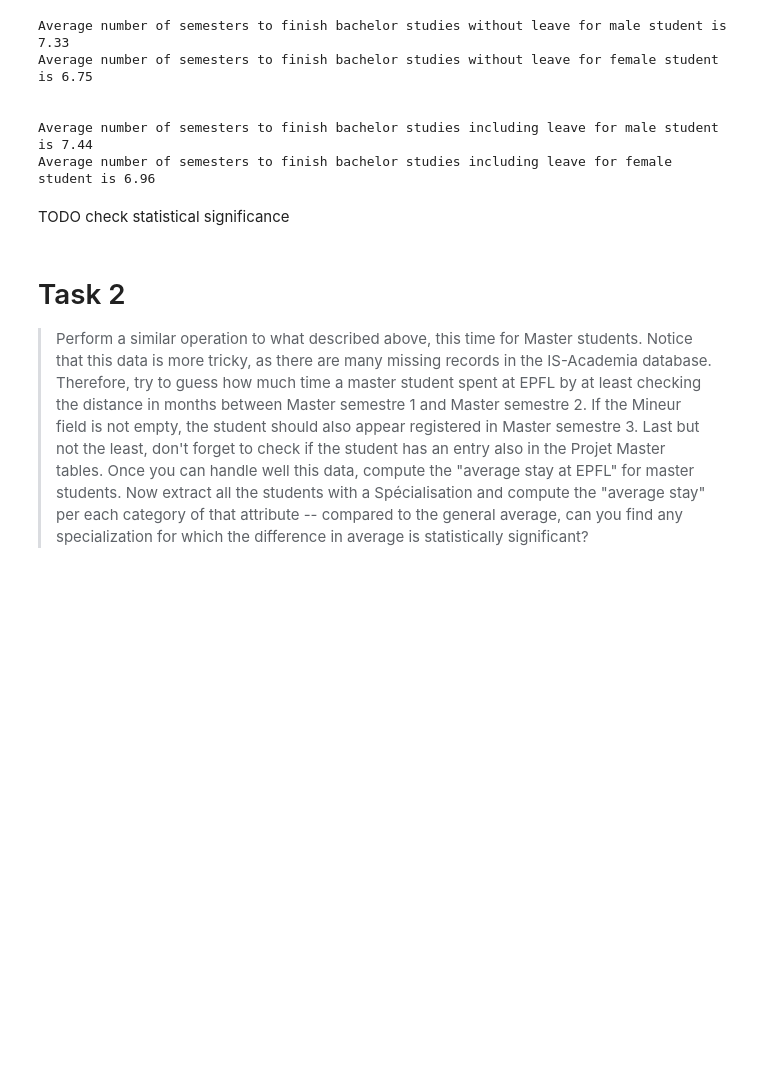
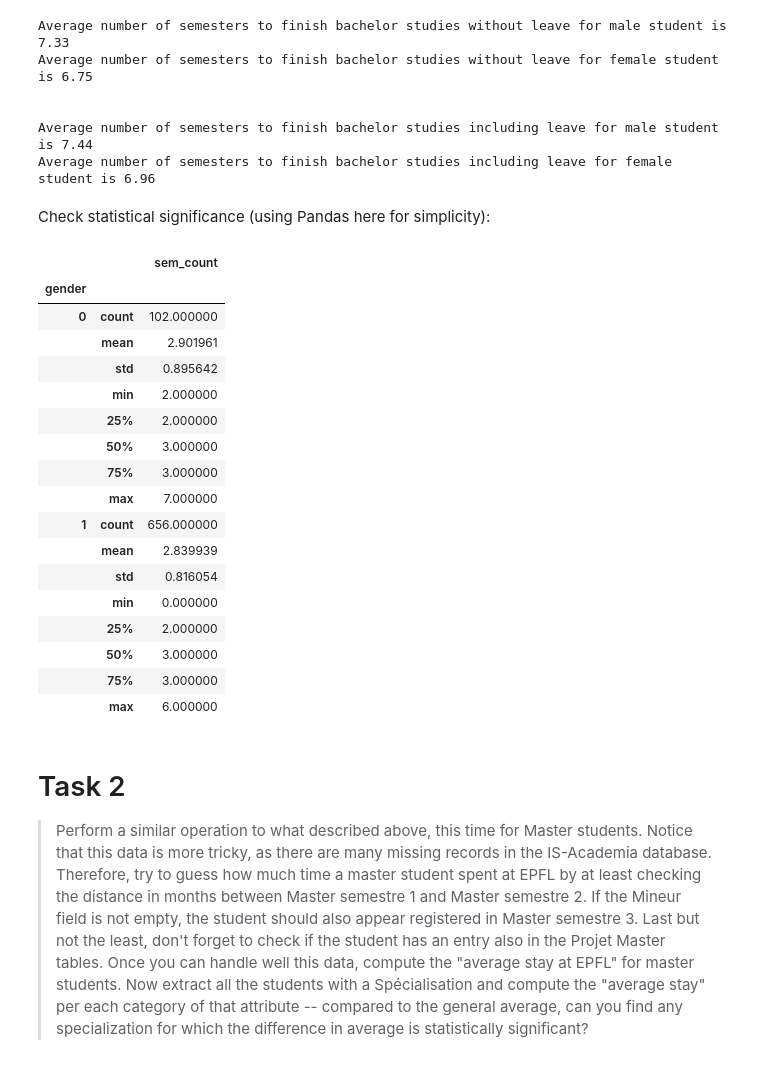
Before and after one commit to korcek-juraj/Homework, a Jupyter notebook: 02 - Data from the Web/Data from the Web.ipynb, the cells around one changed output. Cells and saved outputs as stored; diff of their text form; code cells hidden in the pictures; blank space fills up the shorter version.

Commit message:
Add one entry for statistical significance

```diff
--- a/02 - Data from the Web/Data from the Web.ipynb
+++ b/02 - Data from the Web/Data from the Web.ipynb
@@ -322,8 +322,30 @@ Average number of semesters to finish bachelor studies without leave for female
 
 Average number of semesters to finish bachelor studies including leave for male student is 7.44
 Average number of semesters to finish bachelor studies including leave for female student is 6.96
-# %% [markdown]
-TODO check statistical significance
+# %% [markdown]
+Check statistical significance (using Pandas here for simplicity):
+# %%
+df = pd.DataFrame(result_dict).transpose()
+df[['gender', 'sem_count']].astype(int).groupby('gender').describe()
+# %% [output]
+|  |  | sem_count |
+| gender |  |  |
+| 0 | count | 102.000000 |
+|  | mean | 2.901961 |
+|  | std | 0.895642 |
+|  | min | 2.000000 |
+|  | 25% | 2.000000 |
+|  | 50% | 3.000000 |
+|  | 75% | 3.000000 |
+|  | max | 7.000000 |
+| 1 | count | 656.000000 |
+|  | mean | 2.839939 |
+|  | std | 0.816054 |
+|  | min | 0.000000 |
+|  | 25% | 2.000000 |
+|  | 50% | 3.000000 |
+|  | 75% | 3.000000 |
+|  | max | 6.000000 |
 # %% [markdown]
 # Task 2
 
```
